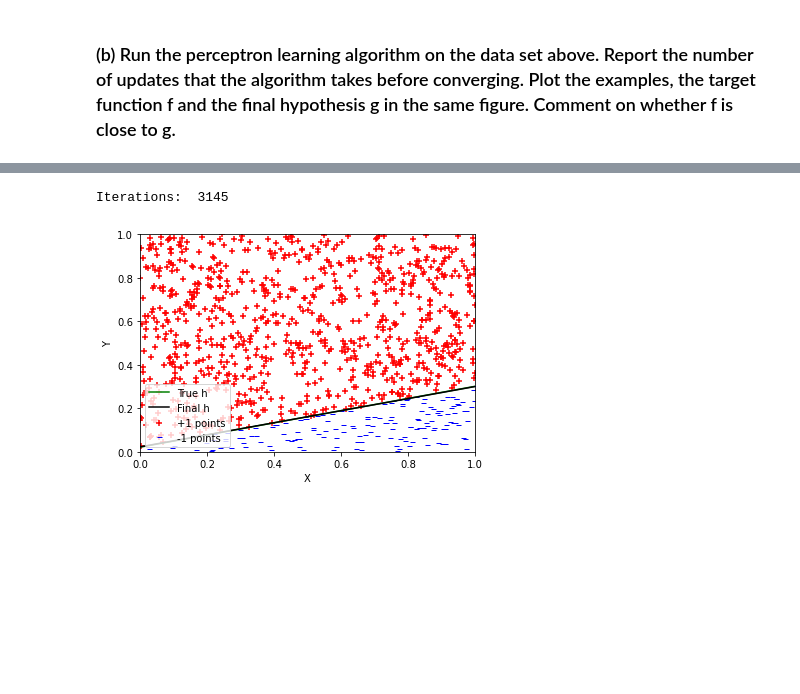
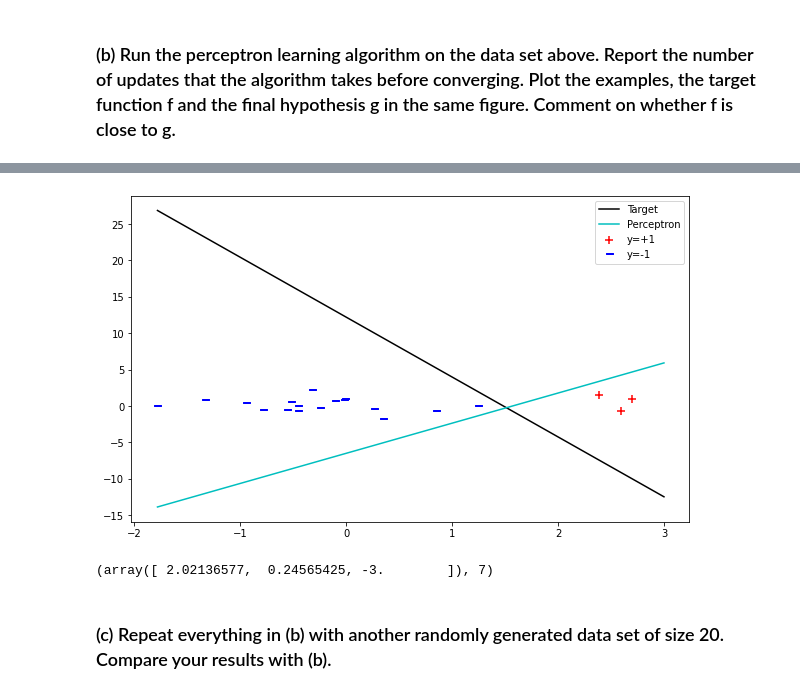
Before and after one commit to aashrafh/CMP402B, a Jupyter notebook: Assignment1.ipynb, the cells around one changed output, grey strips where cells are left out. Saved outputs shown, nothing was run; the diff lists cells and outputs as text; code cells hidden in the pictures; blank space fills up the shorter version.

```diff
--- a/Assignment1.ipynb
+++ b/Assignment1.ipynb
@@ -199,5 +153,33 @@ Iterations:  382
-# %%
-perceptron_experiment(N=1000)
-# %% [output]
-Iterations:  3145
-[figure, removed]
+# %%
+def perceptron_experiment(X, f, y, plot = True, random_pick = False):
+    w = np.ones(X.shape[1])
+
+    noIterations = 0
+    wrongPreds = True
+    maxIterations = 10000
+    while wrongPreds and noIterations < maxIterations:
+        if random_pick:
+            t = np.arange(X.shape[0])
+            np.random.shuffle(t)
+            X, y = X[t, :], y[t]
+
+        wrongPreds = False
+        for i, label in enumerate(y):
+            if label * np.dot(X[i, :], w) < 0:
+                wrongPreds = True
+                w = w +  X[i, :]*label
+                break
+
+        noIterations += 1
+
+    if plot:
+        plot_data(X, y, w, f)
+
+    return w, noIterations
+# %%
+perceptron_experiment(X, f, y)
+# %% [output]
+[figure, added]
+(array([ 2.02136577,  0.24565425, -3.        ]), 7)
+# %% [markdown]
+### (c) Repeat everything in (b) with another randomly generated data set of size 20. Compare your results with (b).
```
Also changed, not shown: parts of 23 cells of this notebook, 2 other files.
